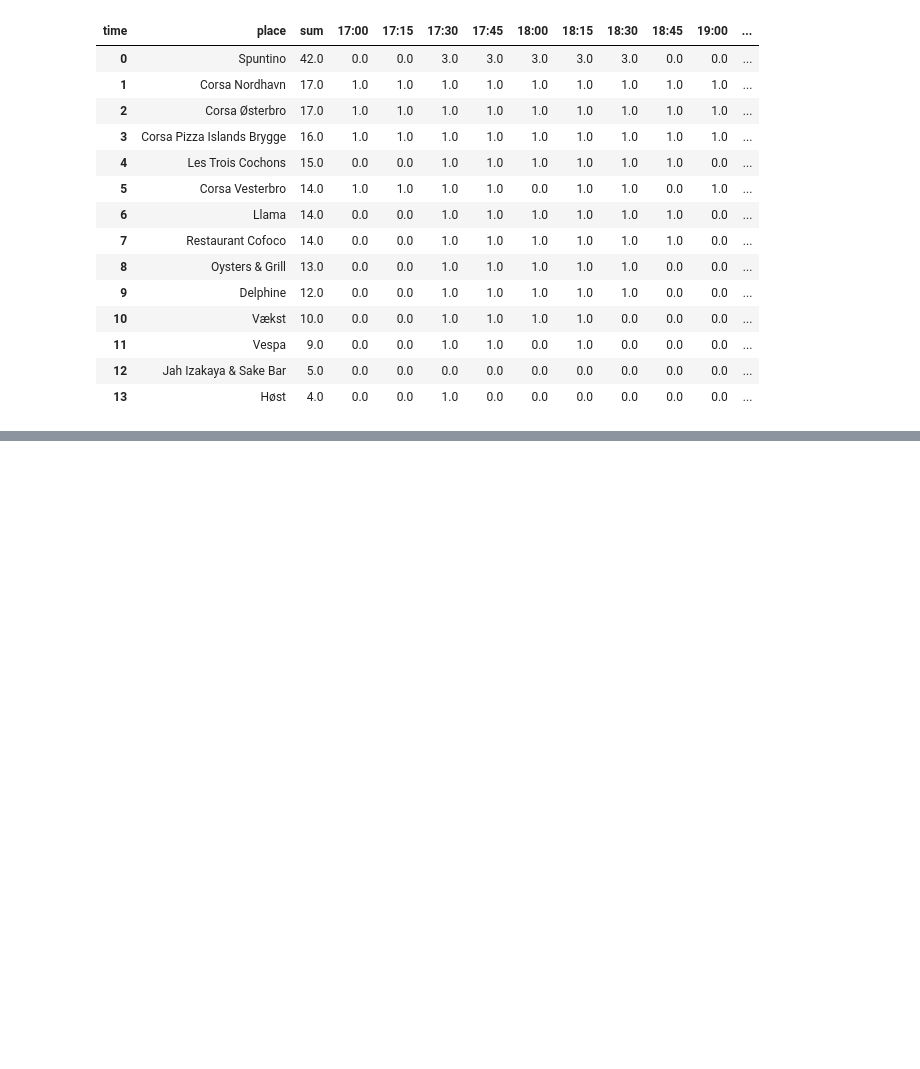
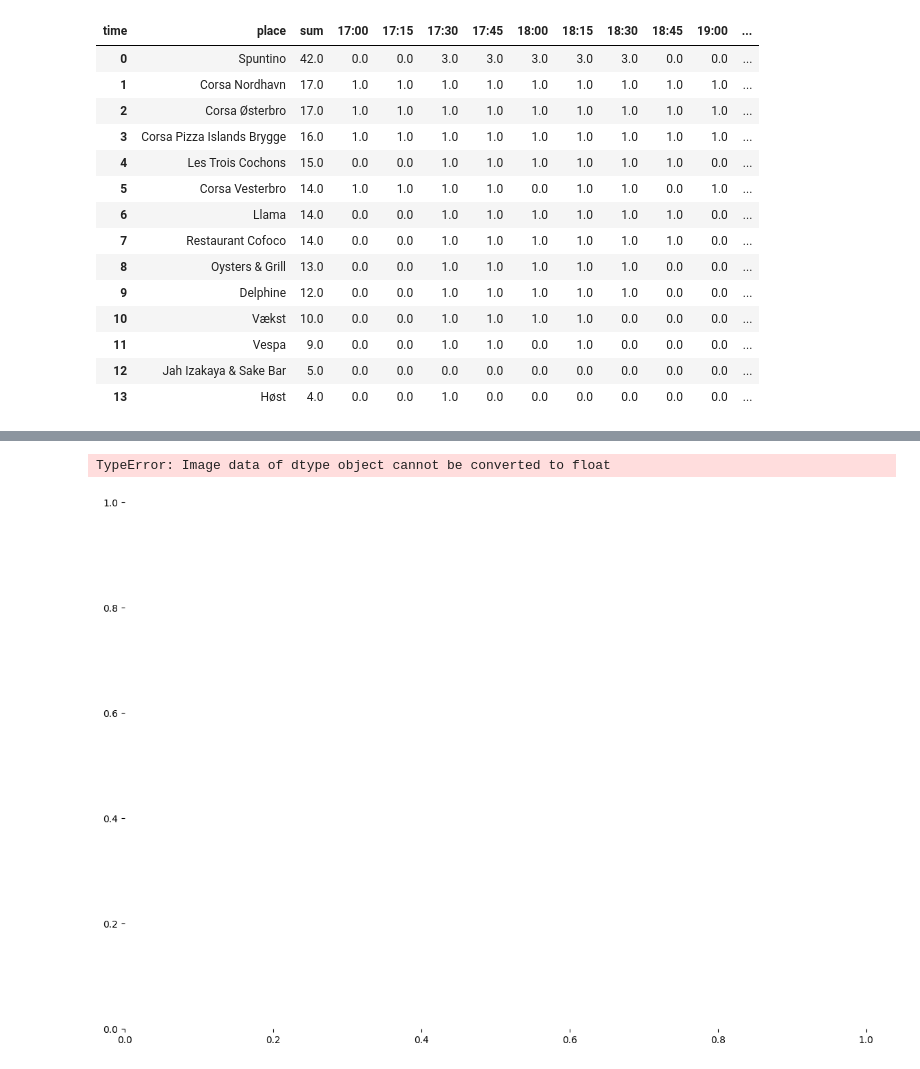
Before and after one commit to Norris36/paideia, a Jupyter notebook: shared_space/booking.ipynb, the cells around one changed output, grey strips where cells are left out. Drawn from its saved outputs; the diff is of its cells as text; code cells hidden in the pictures; blank space fills up the shorter version.

```diff
--- a/shared_space/booking.ipynb
+++ b/shared_space/booking.ipynb
@@ -485,3 +536,27 @@ df
 | 11 | Vespa | 9.0 | 0.0 | 0.0 | 1.0 | 1.0 | 0.0 | 1.0 | 0.0 | 0.0 | 0.0 | ... |
 | 12 | Jah Izakaya & Sake Bar | 5.0 | 0.0 | 0.0 | 0.0 | 0.0 | 0.0 | 0.0 | 0.0 | 0.0 | 0.0 | ... |
 | 13 | Høst | 4.0 | 0.0 | 0.0 | 1.0 | 0.0 | 0.0 | 0.0 | 0.0 | 0.0 | 0.0 | ... |
+# %%
+import pandas as pd
+import matplotlib.pyplot as plt
+import seaborn as sns
+import numpy as np
+
+# Load data from clipboard
+df = pd.read_clipboard()
+
+# Define a function to aggregate time slots into hourly intervals
+def aggregate_time_slots(df):
+    time_slots = ['17:00', '18:00', '19:00', '20:00', '21:00']
+    for slot in time_slots:
+        quarter_hours = [f'{slot[:2]}:{int(slot[3:]) + i*15:02d}' for i in range(4)]
+        df[slot] = df[quarter_hours].sum(axis=1)
+        df.drop(columns=quarter_hours[1:], inplace=True)
+    return df
+
+# Apply the aggregation function
+df = aggregate_time_slots(df)
+
+df = df[df.date != '13/08/2024']
+
+df
@@ -487,0 +580,20 @@ df
+# %%
+# Set the index to ['date', 'place']
+df.set_index(['date', 'place'], inplace=True)
+
+# Unstack the DataFrame to create a multi-index DataFrame suitable for heatmap
+df_unstacked = df.unstack(level=0)
+
+# Create a heatmap
+plt.figure(figsize=(14, 10))
+sns.heatmap(df_unstacked, annot=True, cmap='YlGnBu', cbar=True)
+plt.title('Restaurant Availability Heatmap')
+plt.xlabel('Time Slot and Date')
+plt.ylabel('Restaurant')
+plt.xticks(rotation=45)
+plt.tight_layout()
+plt.savefig('restaurant_availability_heatmap_multiple_dates.png')
+plt.show()
+# %% [output]
+TypeError: Image data of dtype object cannot be converted to float
+[figure, added]
```
Also changed, not shown: parts of 7 cells of this notebook, 6 other files.
